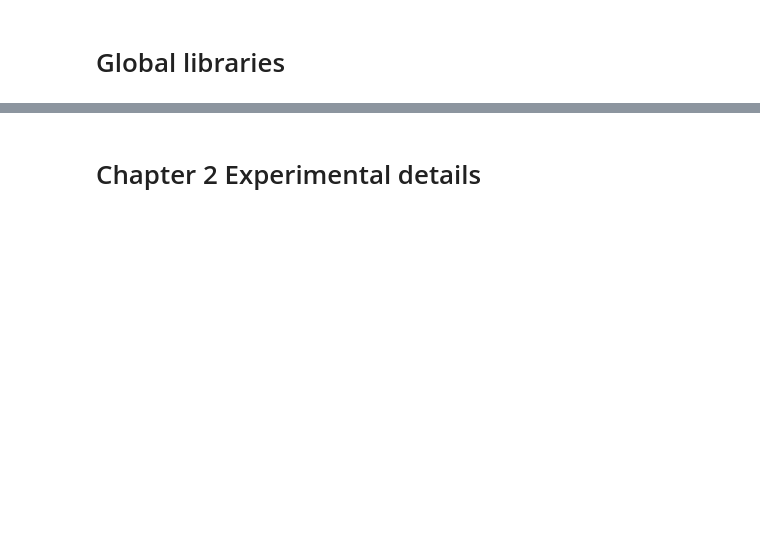
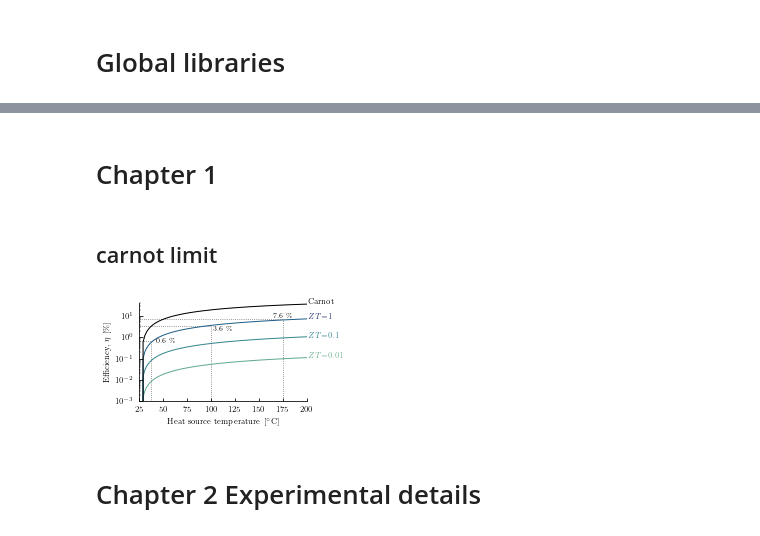
Before and after one commit to oszaar/OZA_PhD, a Jupyter notebook: main_notebook.ipynb, the cells around one changed output, grey strips where cells are left out. Cells and saved outputs as stored; diff of their text form; code cells hidden in the pictures; blank space fills up the shorter version.

```diff
--- a/main_notebook.ipynb
+++ b/main_notebook.ipynb
@@ -100,3 +255,72 @@ plt.rcParams.update(nice_fonts)
+# %% [markdown]
+# Chapter 1
+# %% [markdown]
+## carnot limit
+# %%
+#data import
+efficiency_frame = pd.read_csv("Chapter_1/Efficiency_frame.csv",index_col=0, header=0)
+efficiency_frame = pd.read_csv("Chapter_1/Efficiency_frame.csv",index_col=0, header=0)
+efficiency_melt=pd.melt(efficiency_frame,
+        id_vars=['Carnot'], #Column(s) to use as identifier variables.
+        var_name='ZT', # Name to use for the ‘variable’ column. If None it uses frame.columns.name or ‘variable’.
+        value_name='ZT_value', # Name to use for the ‘value’ column.
+        ignore_index=False
+       )
+efficiency_melt=efficiency_melt.reset_index()
+
+# setting the whole figure dimensions
+fig = plt.figure(figsize=(3,1.8))
+
+# setting up a subplot within the figure (rows,columns,position)
+ax1 = fig.add_subplot(1, 1, 1, ) # yticklabels=[], yticks=[],xticklabels=[], xticks=[])
+
+
+sns.lineplot(data=efficiency_melt, x='Temperature[C]',y='ZT_value', hue='ZT',lw=1 ,palette='crest',ls='-',zorder=0,ax=ax1,legend=False )
+sns.lineplot(data=efficiency_melt, x='Temperature[C]',y='Carnot', lw=1 ,color='k',ls='-',zorder=0,ax=ax1 )
+
+crest=sns.color_palette("crest", as_cmap=True)
+
+
+ax1.annotate("$ZT$=0.01", xy=(1.01, 0.44), xycoords="axes fraction", fontsize=7.8,color=crest(0.2))
+ax1.annotate("$ZT$=0.1", xy=(1.01, 0.65), xycoords="axes fraction", fontsize=7.8,color=crest(0.5))
+ax1.annotate("$ZT$=1", xy=(1.01, 0.84), xycoords="axes fraction", fontsize=7.8,color=crest(0.95))
+ax1.annotate("Carnot", xy=(1.01, 1), xycoords="axes fraction", fontsize=7.8,color='k')
+
+ax1.vlines(100,1E-3,3.6E0,ls=':',lw=0.8,color='dimgray',zorder=-1)
+ax1.hlines(3.6E0,0,100,ls=':',lw=0.8,color='dimgray',zorder=-1)
+
+ax1.vlines(37,7E-4,6.7E-1,ls=':',lw=0.8,color='dimgray',zorder=-1)
+ax1.hlines(6.5E-1,0,37,ls=':',lw=0.8,color='dimgray',zorder=-1)
+
+ax1.vlines(175,7E-4,7.6E0,ls=':',lw=0.8,color='dimgray',zorder=-1)
+ax1.hlines(7.6E0,0,175,ls=':',lw=0.8,color='dimgray',zorder=-1)
+
+
+ax1.annotate("0.6 $\%$", xy=(42, 5E-1), xycoords="data", fontsize=7,color='k')
+ax1.annotate("3.6 $\%$", xy=(102, 2E0), xycoords="data", fontsize=7,color='k')
+ax1.annotate("7.6 $\%$", xy=(165, 8.2E0), xycoords="data", fontsize=7,color='k')
+
+
+ax1.set_yscale('log')
+ax1.set_ylim(1E-3,40)
+ax1.set_xlim(25,200)
+ax1.set_xlabel('Heat source temperature [$^\circ$C]')
+ax1.set_ylabel('Efficiency, $\eta$ [$\%$]')
+
+
+
+
+plt.subplots_adjust(
+    wspace = 0.2,  # the amount of width reserved for space between subplots,
+                  # expressed as a fraction of the average axis width
+    hspace = 0.2  # the amount of height reserved for space between subplots,
+)
+
+
+# fig.savefig('/Users/Zapata/Dropbox/Apps/Overleaf/thesis_OZA (Version 28107)/
+# classicthesis_on_work/gfx/chapter_1/efficiency_limit.pdf', bbox_inches='tight)
+# %% [output]
+[figure, added]
 # %% [markdown]
  # Chapter 2 Experimental details
 # %%
```
Also changed, not shown: parts of 10 cells of this notebook, 11 other files.
